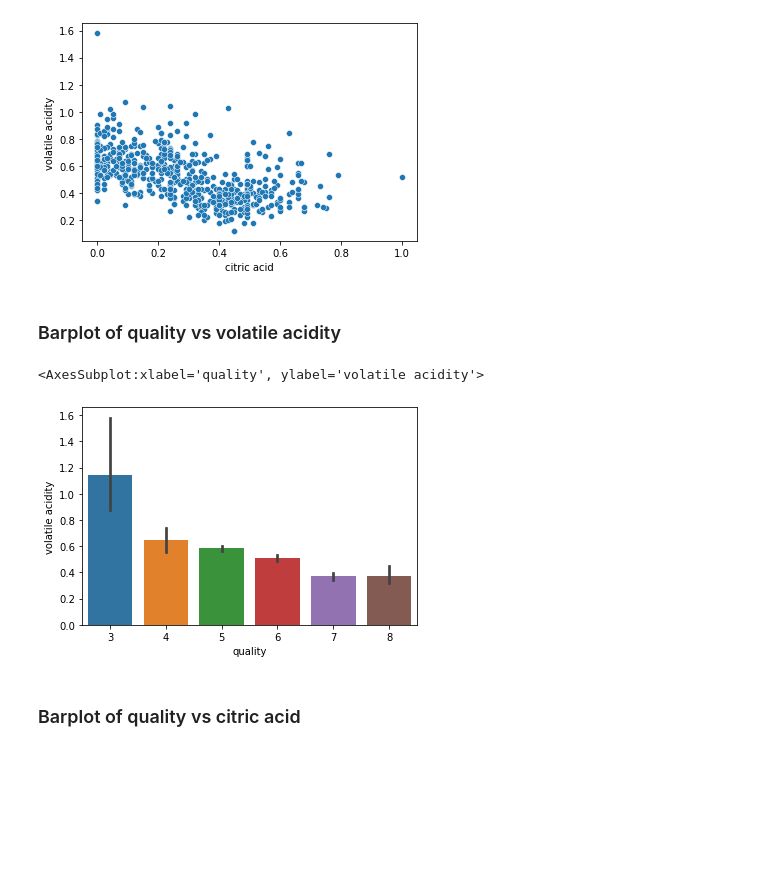
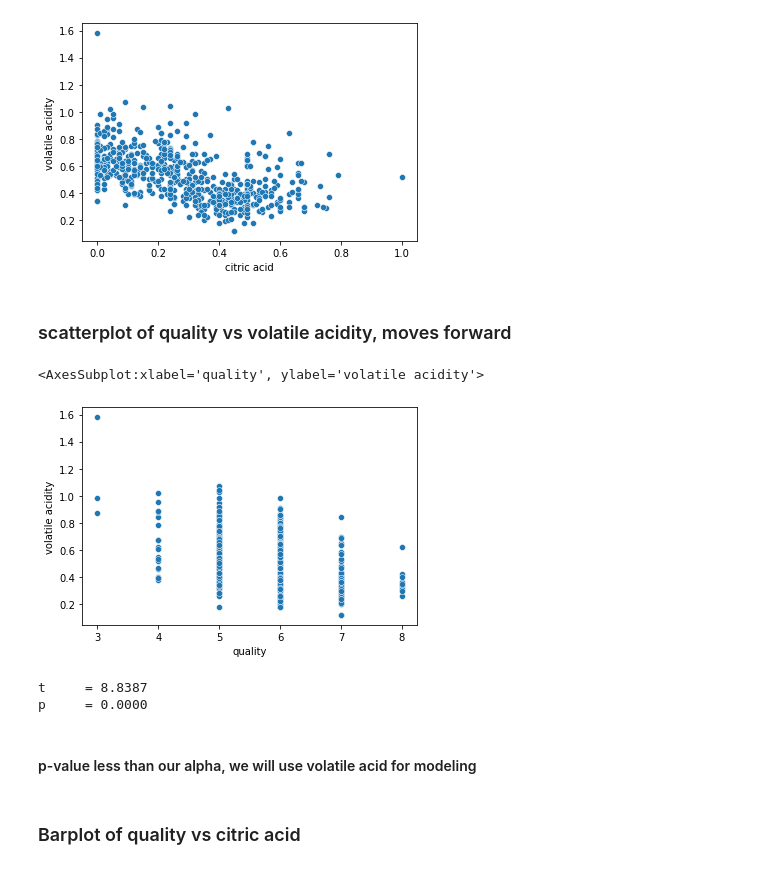
Before and after one commit to Michael-Austin-Mesa/wine-classification-project, a Jupyter notebook: explore.ipynb, the cells around one changed output. Drawn from its saved outputs; the diff is of its cells as text; code cells hidden in the pictures; blank space fills up the shorter version.

Commit message:
began stat analysis and adjusting plots for readability

```diff
--- a/explore.ipynb
+++ b/explore.ipynb
@@ -37,5 +53,5 @@ pd.read_csv('WineQT.csv')
 # %%
-df = pd.read_csv('WineQT.csv')
+df = pd.read_csv('Wine_Viable.csv')
 # %%
 train, validate, test = split_wine(df)
 # %%
@@ -103,9 +119,9 @@ sb.scatterplot(data=train, x=train['citric acid'],y=train['volatile acidity'])
 <AxesSubplot:xlabel='citric acid', ylabel='volatile acidity'>
 [figure]
 # %% [markdown]
-### Barplot of quality vs volatile acidity
+### scatterplot of quality vs volatile acidity, moves forward
 # %%
-sb.barplot(data=train, x=train['quality'],y=train['volatile acidity'])
+sb.scatterplot(data=train, x=train['quality'],y=train['volatile acidity'])
 # %% [output]
 <AxesSubplot:xlabel='quality', ylabel='volatile acidity'>
-[figure, old version]
+[figure, new version]
@@ -112,3 +138,10 @@ sb.barplot(data=train, x=train['quality'],y=train['volatile acidity'])
+# %%
+get_ind_ttest_volacid(train)
+# %% [output]
+t     = 8.8387
+p     = 0.0000
+# %% [markdown]
+#### p-value less than our alpha, we will use volatile acid for modeling
 # %% [markdown]
 ### Barplot of quality vs citric acid
 # %%
```
Also changed, not shown: parts of 10 cells of this notebook.
